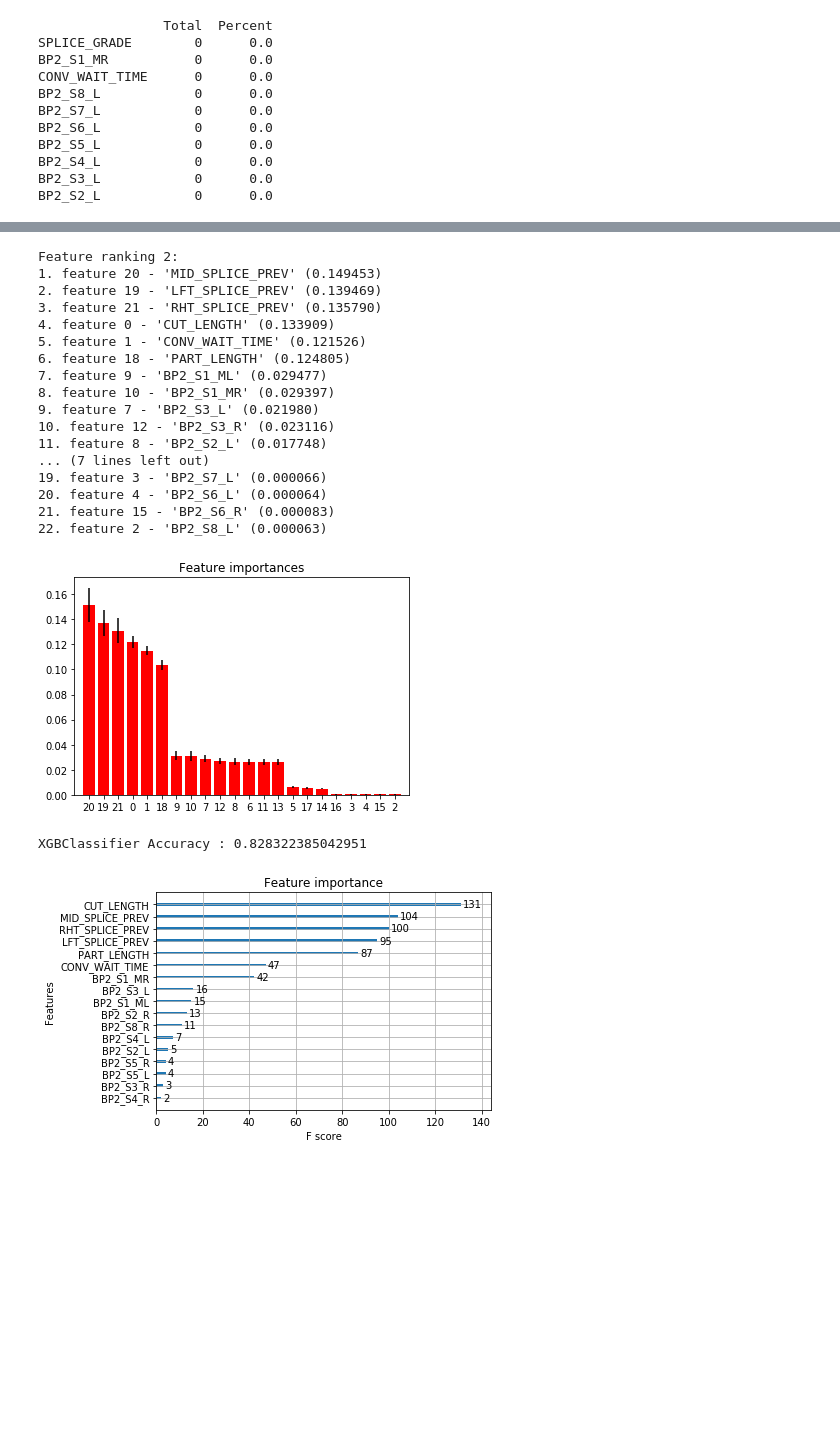
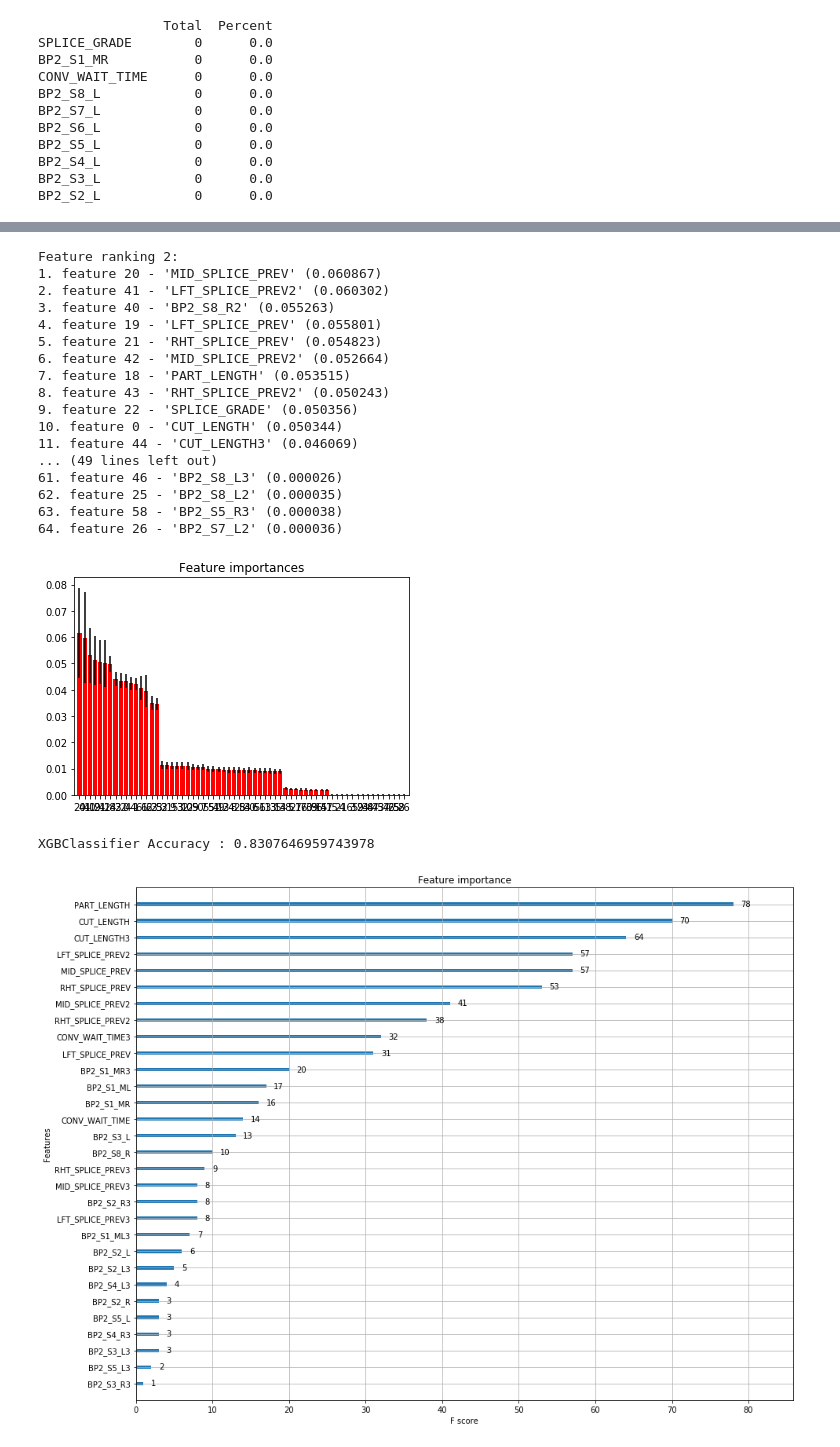
Before and after one commit to sajidpatel6/SpliceClassify, a Jupyter notebook: 05-ClassificationModels-05-BP2.ipynb, the cells around one changed output, grey strips where cells are left out. Cells and saved outputs as stored; diff of their text form; code cells hidden in the pictures; blank space fills up the shorter version.

```diff
--- a/05-ClassificationModels-05-BP2.ipynb
+++ b/05-ClassificationModels-05-BP2.ipynb
@@ -221,12 +219,7 @@ mycols = ['CUT_LENGTH', 'CONV_WAIT_TIME', 'BP2_S8_L', 'BP2_S7_L', 'BP2_S6_L', 'B
           'CUT_LENGTH2', 'CONV_WAIT_TIME2', 'BP2_S8_L2', 'BP2_S7_L2', 'BP2_S6_L2', 'BP2_S5_L2',
           'BP2_S4_L2', 'BP2_S3_L2', 'BP2_S2_L2', 'BP2_S1_ML2', 'BP2_S1_MR2', 'BP2_S2_R2', 'BP2_S3_R2', 'BP2_S4_R2',
           'BP2_S5_R2', 'BP2_S6_R2',  'BP2_S7_R2', 'BP2_S8_R2', 'LFT_SPLICE_PREV2', 'MID_SPLICE_PREV2',
-          'RHT_SPLICE_PREV2','LFT_SPLICE_MA5', 'LFT_SPLICE_MA10', 'LFT_SPLICE_MA20', 'LFT_SPLICE_MA50',
-          'LFT_SPLICE_SLOPE5', 'LFT_SPLICE_SLOPE10', 'LFT_SPLICE_SLOPE20', 'LFT_SPLICE_SLOPE50',
-          'MID_SPLICE_MA5', 'MID_SPLICE_MA10', 'MID_SPLICE_MA20', 'MID_SPLICE_MA50', 'MID_SPLICE_SLOPE5',
-          'MID_SPLICE_SLOPE10', 'MID_SPLICE_SLOPE20', 'MID_SPLICE_SLOPE50', 'RHT_SPLICE_MA5',
-          'RHT_SPLICE_MA10','RHT_SPLICE_MA20', 'RHT_SPLICE_MA50', 'RHT_SPLICE_SLOPE5', 'RHT_SPLICE_SLOPE10',
-          'RHT_SPLICE_SLOPE20', 'RHT_SPLICE_SLOPE50','CUT_LENGTH3', 'CONV_WAIT_TIME3', 'BP2_S8_L3', 'BP2_S7_L3',
+          'RHT_SPLICE_PREV2','CUT_LENGTH3', 'CONV_WAIT_TIME3', 'BP2_S8_L3', 'BP2_S7_L3',
           'BP2_S6_L3', 'BP2_S5_L3', 'BP2_S4_L3', 'BP2_S3_L3', 'BP2_S2_L3', 'BP2_S1_ML3', 'BP2_S1_MR3',
           'BP2_S2_R3', 'BP2_S3_R3', 'BP2_S4_R3', 'BP2_S5_R3', 'BP2_S6_R3', 'BP2_S7_R3', 'BP2_S8_R3',
           'LFT_SPLICE_PREV3', 'MID_SPLICE_PREV3', 'RHT_SPLICE_PREV3']
@@ -295,9 +291,10 @@ Feature ranking 1:
 # Training/ Test Split
 xx1,xx2,yy1,yy2 =train_test_split(X, y, random_state=0, train_size =0.999, test_size=0.001)
 
-rfc.fit(xx1,yy1)
-importances2 = rfc.feature_importances_
-std2 = np.std([tree.feature_importances_ for tree in rfc.estimators_], axis=0)
+model = RandomForestClassifier(n_estimators=500, warm_start=True)
+model.fit(xx1,yy1)
+importances2 = model.feature_importances_
+std2 = np.std([tree.feature_importances_ for tree in model.estimators_], axis=0)
 indices2 = np.argsort(importances2)[::-1]
 
 print("Feature ranking 2:")
@@ -312,46 +309,50 @@ plt.xticks(range(X.shape[1]), indices2)
 plt.xlim([-1, X.shape[1]])
 plt.show()
 
-# RFC = RandomForestClassifier(n_estimators=500)
+# imp = importances(model, xx1, yy1)
+# viz = plot_importances(imp, width=12, imp_range=(-0.01, 0.02))
+# viz.view()
 # %% [output]
 Feature ranking 2:
-1. feature 20 - 'MID_SPLICE_PREV' (0.149453)
-2. feature 19 - 'LFT_SPLICE_PREV' (0.139469)
-3. feature 21 - 'RHT_SPLICE_PREV' (0.135790)
-4. feature 0 - 'CUT_LENGTH' (0.133909)
-5. feature 1 - 'CONV_WAIT_TIME' (0.121526)
-6. feature 18 - 'PART_LENGTH' (0.124805)
-7. feature 9 - 'BP2_S1_ML' (0.029477)
-8. feature 10 - 'BP2_S1_MR' (0.029397)
-9. feature 7 - 'BP2_S3_L' (0.021980)
-10. feature 12 - 'BP2_S3_R' (0.023116)
-11. feature 8 - 'BP2_S2_L' (0.017748)
-... (7 lines left out)
-19. feature 3 - 'BP2_S7_L' (0.000066)
-20. feature 4 - 'BP2_S6_L' (0.000064)
-21. feature 15 - 'BP2_S6_R' (0.000083)
-22. feature 2 - 'BP2_S8_L' (0.000063)
+1. feature 20 - 'MID_SPLICE_PREV' (0.060867)
+2. feature 41 - 'LFT_SPLICE_PREV2' (0.060302)
+3. feature 40 - 'BP2_S8_R2' (0.055263)
+4. feature 19 - 'LFT_SPLICE_PREV' (0.055801)
+5. feature 21 - 'RHT_SPLICE_PREV' (0.054823)
+6. feature 42 - 'MID_SPLICE_PREV2' (0.052664)
+7. feature 18 - 'PART_LENGTH' (0.053515)
+8. feature 43 - 'RHT_SPLICE_PREV2' (0.050243)
+9. feature 22 - 'SPLICE_GRADE' (0.050356)
+10. feature 0 - 'CUT_LENGTH' (0.050344)
+11. feature 44 - 'CUT_LENGTH3' (0.046069)
+... (49 lines left out)
+61. feature 46 - 'BP2_S8_L3' (0.000026)
+62. feature 25 - 'BP2_S8_L2' (0.000035)
+63. feature 58 - 'BP2_S5_R3' (0.000038)
+64. feature 26 - 'BP2_S7_L2' (0.000036)
-[figure, old version]
+[figure, new version]
 # %%
 # https://github.com/parrt/random-forest-importances
 
 df_train, df_test = train_test_split(df, test_size=0.20)
 
 X_train, y_train = df_train.drop('SPLICE_GRADE',axis=1), df_train['SPLICE_GRADE']
 X_test, y_test = df_test.drop('SPLICE_GRADE',axis=1), df_test['SPLICE_GRADE']
 
-model = XGBClassifier()
+model = XGBClassifier(max_depth=4, n_estimators=500)
 model.fit(X_train, y_train)
 
 y2_XGB_model = model.predict(X_test)
 print("XGBClassifier Accuracy :", accuracy_score(y_test, y2_XGB_model))
 
 # plot feature importance
-plot_importance(model)
-pyplot.show()
+ax = plot_importance(model) # , ax=ax)
+fig = ax.figure
+fig.set_size_inches(15,12)
+plt.show()
 # %% [output]
-XGBClassifier Accuracy : 0.828322385042951
+XGBClassifier Accuracy : 0.8307646959743978
-[figure, old version]
+[figure, new version]
 # %%
 # todo - add all the classifiers and test
 
```
Also changed, not shown: parts of 11 cells of this notebook, 14 other files.
